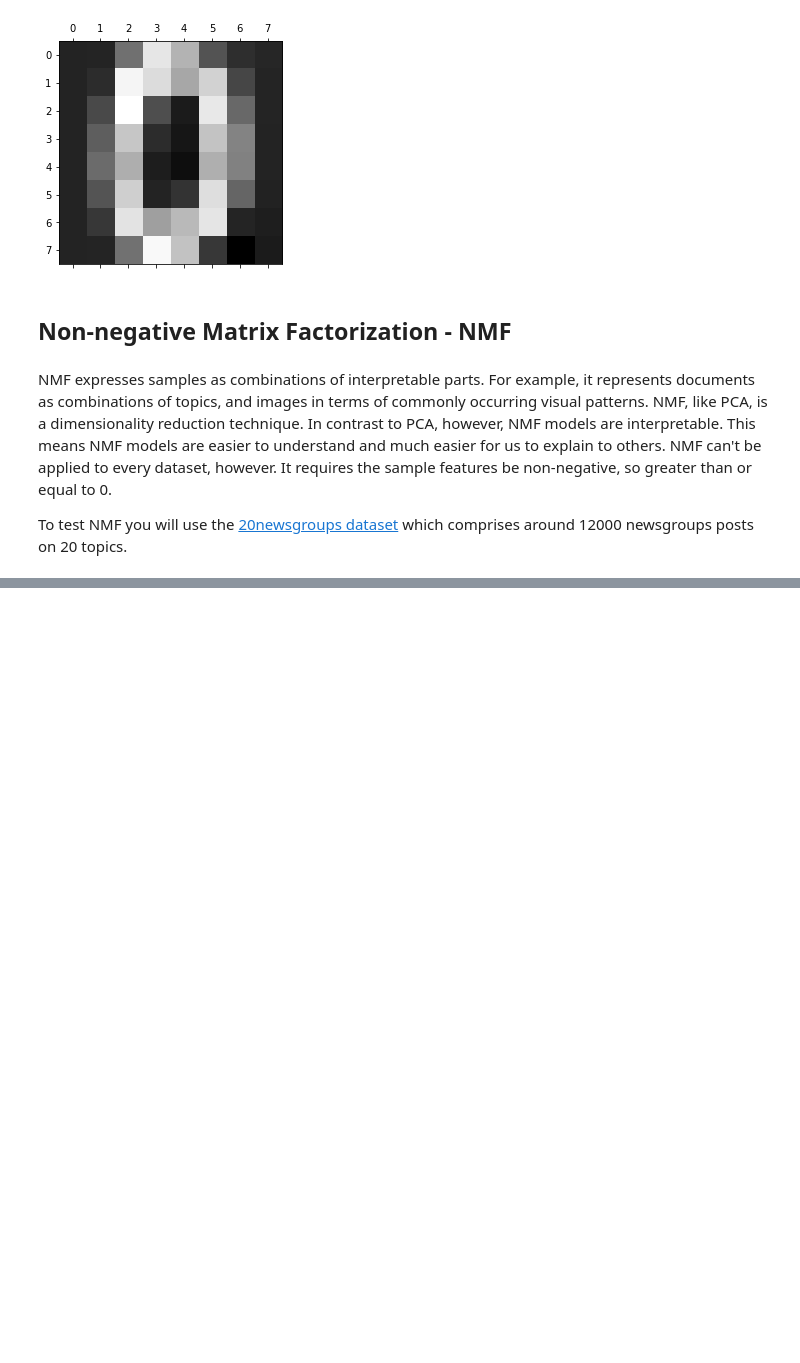
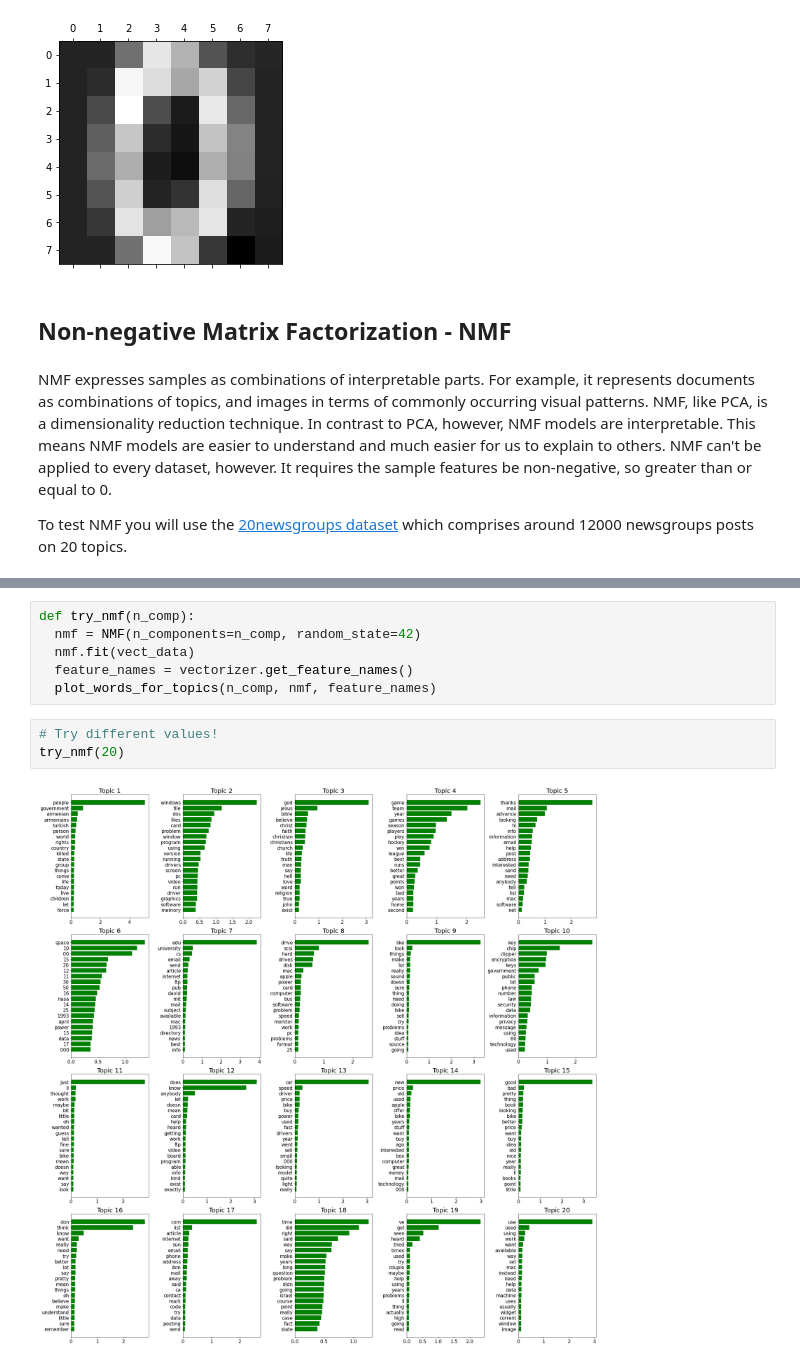
Before and after one commit to rahiakela/mlops-research-and-practice, a Jupyter notebook: MLOps-Specialization/course-3-machine-learning-modeling-pipelines-in-production/week-2-model-resource-management-techniques/02_algorithmic_dimensionality_reduction.ipynb, the cells around one changed output, grey strips where cells are left out. Saved outputs shown, nothing was run; the diff lists cells and outputs as text; blank space fills up the shorter version.

```diff
--- a/MLOps-Specialization/course-3-machine-learning-modeling-pipelines-in-production/week-2-model-resource-management-techniques/02_algorithmic_dimensionality_reduction.ipynb
+++ b/MLOps-Specialization/course-3-machine-learning-modeling-pipelines-in-production/week-2-model-resource-management-techniques/02_algorithmic_dimensionality_reduction.ipynb
@@ -397,0 +631,11 @@ To test NMF you will use the [20newsgroups dataset](https://scikit-learn.org/sta
+# %%
+def try_nmf(n_comp):
+  nmf = NMF(n_components=n_comp, random_state=42)
+  nmf.fit(vect_data)
+  feature_names = vectorizer.get_feature_names()
+  plot_words_for_topics(n_comp, nmf, feature_names)
+# %%
+# Try different values!
+try_nmf(20)
+# %% [output]
+[figure, added]
```
Also changed, not shown: parts of 30 cells of this notebook.
